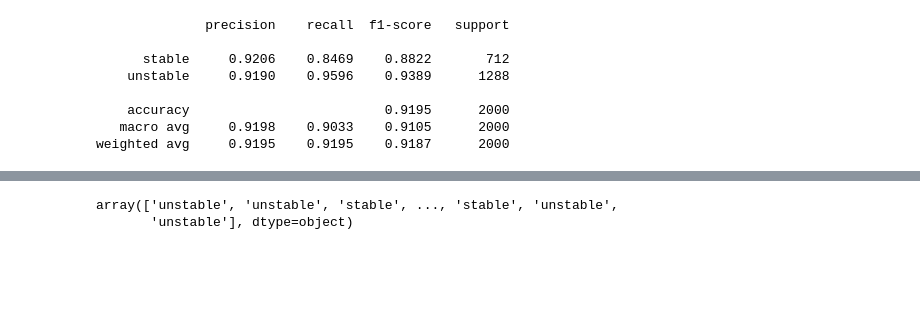
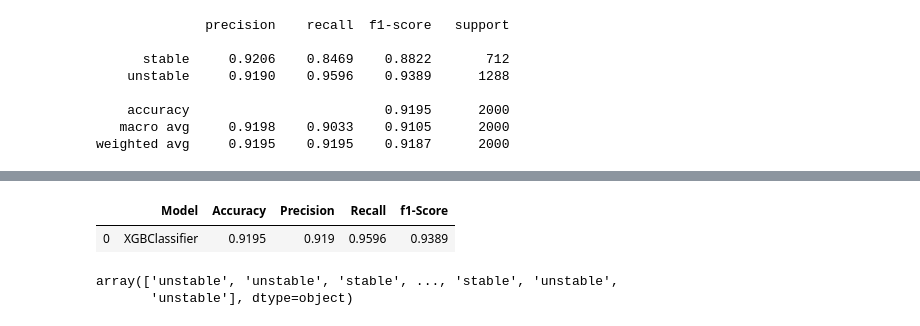
Before and after one commit to Tbori1/hamoye-stage-c-quiz, a Jupyter notebook: hamoye stage c quiz .ipynb, the cells around one changed output, grey strips where cells are left out. Saved outputs shown, nothing was run; the diff lists cells and outputs as text; code cells hidden in the pictures; blank space fills up the shorter version.

```diff
--- a/hamoye stage c quiz .ipynb
+++ b/hamoye stage c quiz .ipynb
@@ -352,3 +269,10 @@ Note: you may need to restart the kernel to use updated packages.
+# %%
+data = [['XGBClassifier', 0.9195, 0.9190, 0.9596, 0.9389]]
+result4 = pd.DataFrame(data ,columns = ['Model','Accuracy', 'Precision', 'Recall', 'f1-Score'])
+result4
+# %% [output]
+|  | Model | Accuracy | Precision | Recall | f1-Score |
+| 0 | XGBClassifier | 0.9195 | 0.919 | 0.9596 | 0.9389 |
 # %%
 #for lightgbm using LGBMClassifier
 from lightgbm import LGBMClassifier
```
Also changed, not shown: parts of 46 cells of this notebook.
